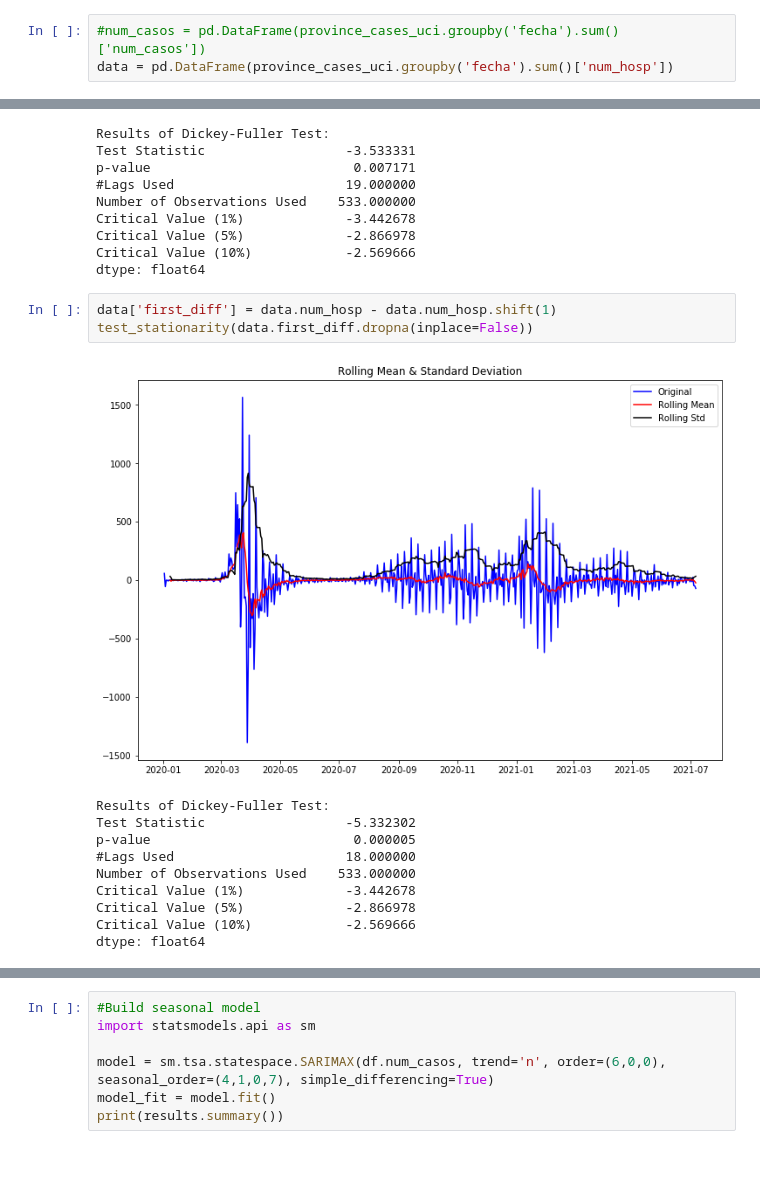
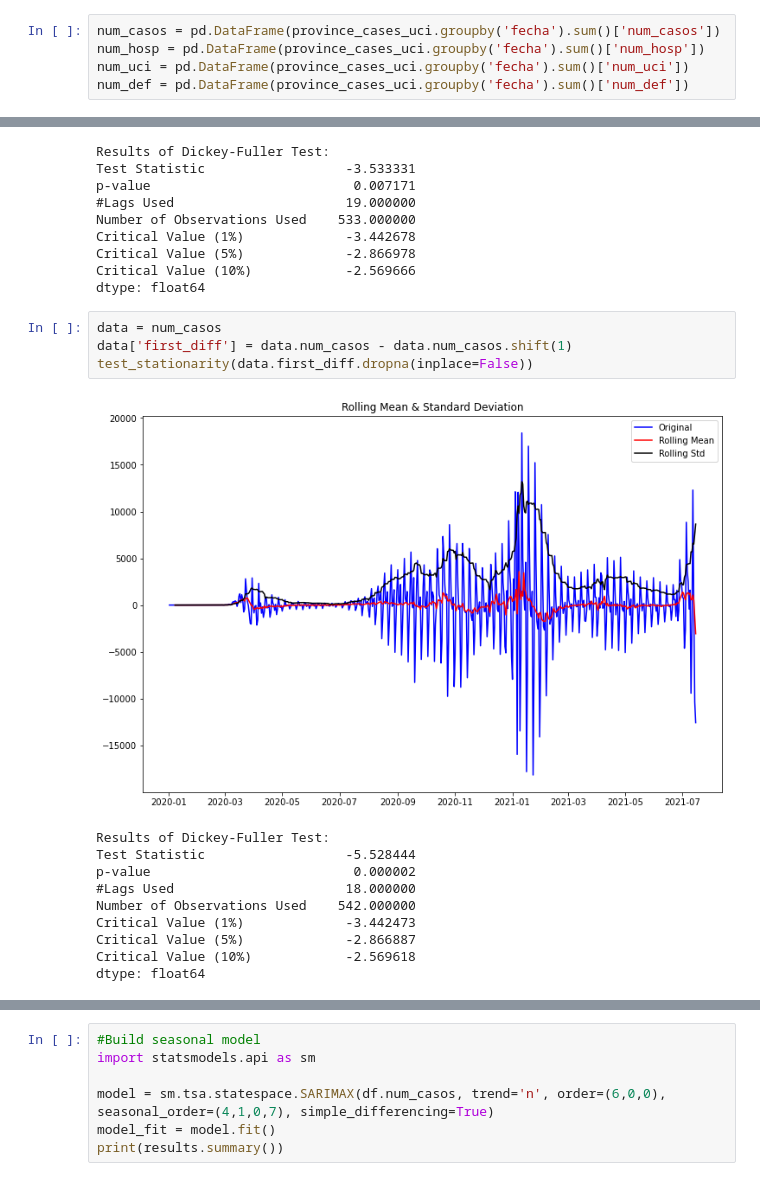
Before and after one commit to juanbretti/gmbd_datathon, a Jupyter notebook: other/time_series_analysis.ipynb, the cells around one changed output, grey strips where cells are left out. Drawn from its saved outputs; the diff is of its cells as text.

Commit message:
Update time series with num_casos

```diff
--- a/other/time_series_analysis.ipynb
+++ b/other/time_series_analysis.ipynb
@@ -23,3 +27,5 @@ df = province_cases.merge(province_code, left_on='provincia_iso', right_on='Code
 # %%
-#num_casos = pd.DataFrame(province_cases_uci.groupby('fecha').sum()['num_casos'])
-data = pd.DataFrame(province_cases_uci.groupby('fecha').sum()['num_hosp'])
+num_casos = pd.DataFrame(province_cases_uci.groupby('fecha').sum()['num_casos'])
+num_hosp = pd.DataFrame(province_cases_uci.groupby('fecha').sum()['num_hosp'])
+num_uci = pd.DataFrame(province_cases_uci.groupby('fecha').sum()['num_uci'])
+num_def = pd.DataFrame(province_cases_uci.groupby('fecha').sum()['num_def'])
@@ -81,17 +101,18 @@ Critical Value (5%)             -2.866978
 Critical Value (10%)            -2.569666
 dtype: float64
 # %%
-data['first_diff'] = data.num_hosp - data.num_hosp.shift(1)
+data = num_casos
+data['first_diff'] = data.num_casos - data.num_casos.shift(1)
 test_stationarity(data.first_diff.dropna(inplace=False))
 # %% [output]
-[figure, old version]
+[figure, new version]
 Results of Dickey-Fuller Test:
-Test Statistic                  -5.332302
-p-value                          0.000005
+Test Statistic                  -5.528444
+p-value                          0.000002
 #Lags Used                      18.000000
-Number of Observations Used    533.000000
-Critical Value (1%)             -3.442678
-Critical Value (5%)             -2.866978
-Critical Value (10%)            -2.569666
+Number of Observations Used    542.000000
+Critical Value (1%)             -3.442473
+Critical Value (5%)             -2.866887
+Critical Value (10%)            -2.569618
 dtype: float64
 # %%
```
Also changed, not shown: parts of 33 cells of this notebook.
